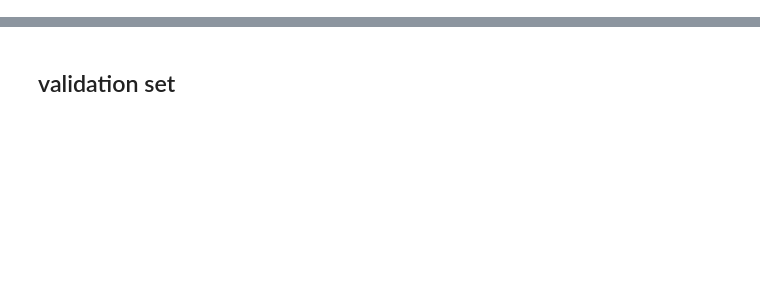
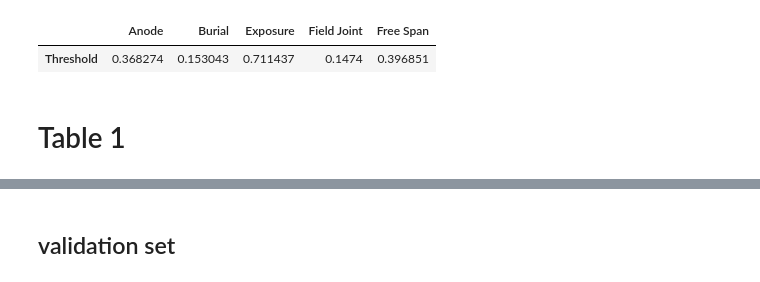
Before and after one commit to stamtron/thesis-second-dataset-extraction, a Jupyter notebook: 10-resnet2d-rolling.ipynb, the cells around one changed output, grey strips where cells are left out. Saved outputs shown, nothing was run; the diff lists cells and outputs as text; code cells hidden in the pictures; blank space fills up the shorter version.

```diff
--- a/10-resnet2d-rolling.ipynb
+++ b/10-resnet2d-rolling.ipynb
@@ -139,3 +179,11 @@ classes = ['Exposure', 'Burial', 'Field Joint', 'Anode', 'Free Span']
 thresholds = nsea_compute_thresholds(y_true, y_pred, classes)
 # %%
 thresholds
+# %%
+df_thresholds = pd.DataFrame({'Threshold': thresholds}).T
+df_thresholds
+# %% [output]
+|  | Anode | Burial | Exposure | Field Joint | Free Span |
+| Threshold | 0.368274 | 0.153043 | 0.711437 | 0.1474 | 0.396851 |
+# %% [markdown]
+# Table 1
```
Also changed, not shown: parts of 25 cells of this notebook, 8 other files.
